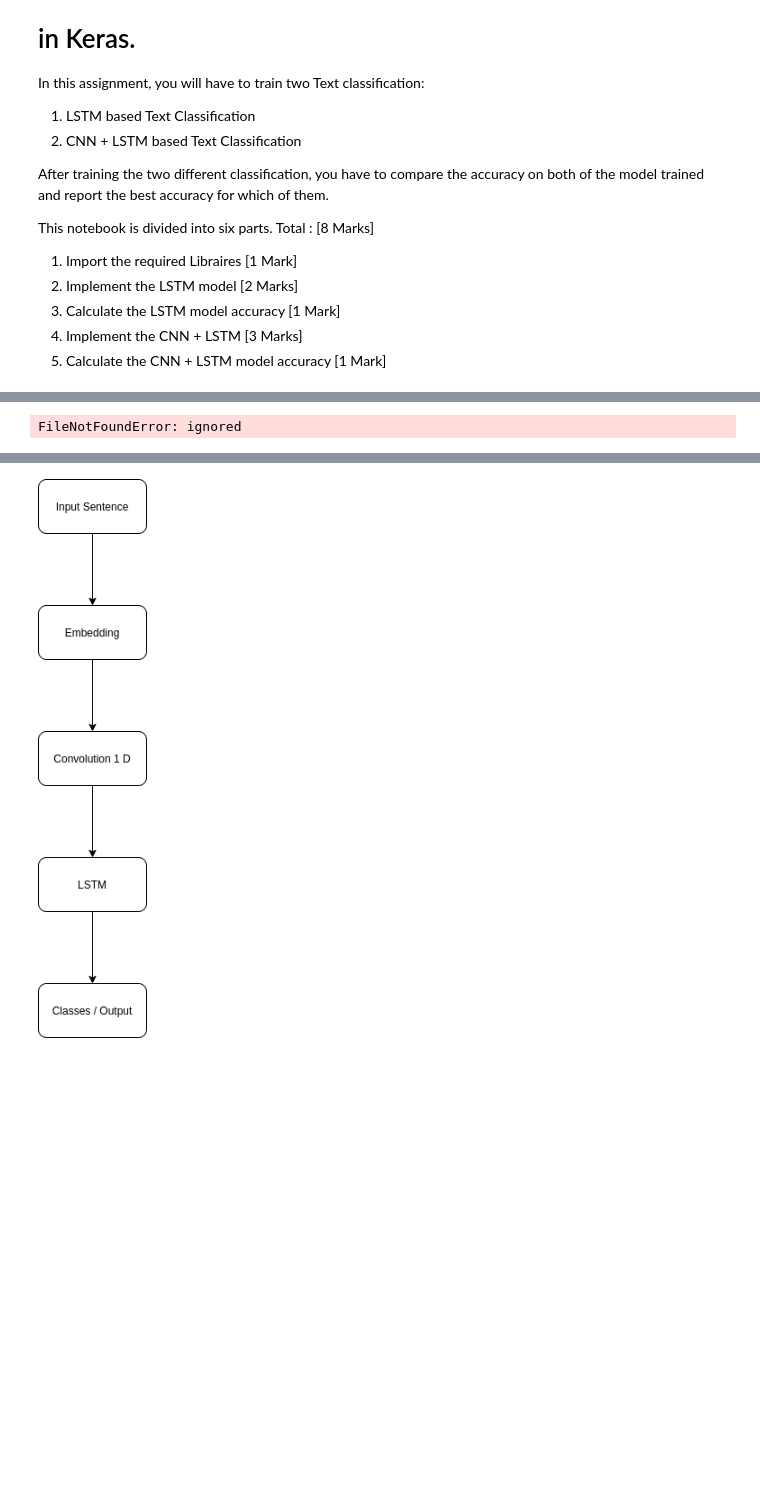
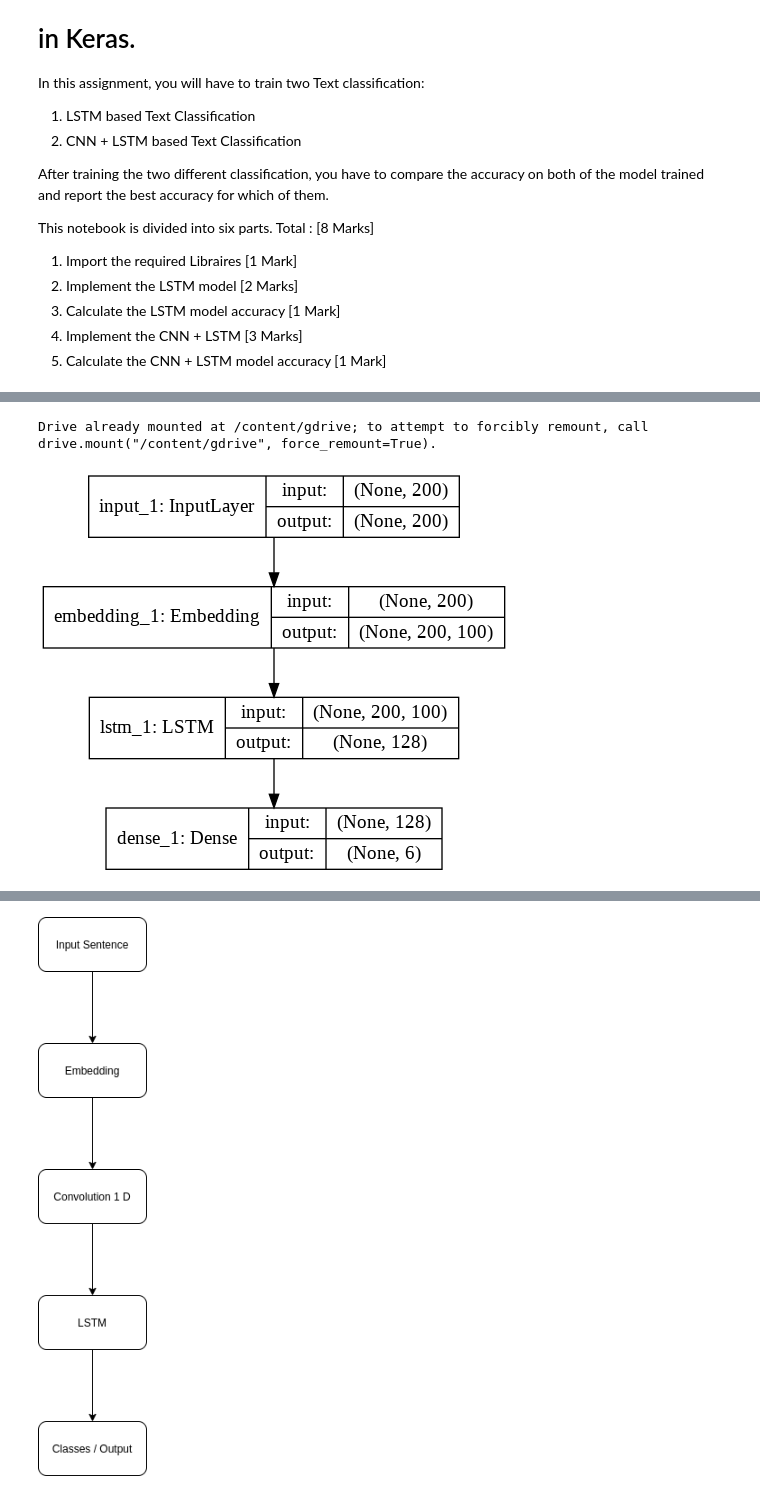
Before and after one commit to ramsharmadc/ai-ml-work, a Jupyter notebook: deep-learning/Miniproject_1_Deep Learning/Miniproject - 1/miniproject_1.ipynb, the cells around one changed output, grey strips where cells are left out. Saved outputs shown, nothing was run; the diff lists cells and outputs as text; code cells hidden in the pictures; blank space fills up the shorter version.

```diff
--- a/deep-learning/Miniproject_1_Deep Learning/Miniproject - 1/miniproject_1.ipynb
+++ b/deep-learning/Miniproject_1_Deep Learning/Miniproject - 1/miniproject_1.ipynb
@@ -83,13 +81,26 @@ Downloading data from https://storage.googleapis.com/tensorflow/tf-keras-dataset
 # # # # # # # # # # # # # # # # # # # # # # # # # # # # # # # # # # # # # # # # # # # # # # # # # # # # # # # # # # # # # # # # # # # # # # # # # # # # # # # # # # # # # # # # # # # # # # # # # # # #  ...
+# %%
+## As I am working with Google Collaboratory, I need extra step to mmoun the drive to read input files
+
+## Google drive mount starts
+
+from google.colab import drive
+
+# mounting Google drive
+drive.mount('/content/gdrive')
+
+## Google drive mount ends
+# %% [output]
+Drive already mounted at /content/gdrive; to attempt to forcibly remount, call drive.mount("/content/gdrive", force_remount=True).
 # %%
 # Architecture Diagram for LSTM Based Classifcation but you will have to change the
 # configuration/model parameters while implementing it depending on the input , output and the
 # Problem statement.
 
 from IPython.display import Image
-Image(filename='LSTM_model.png')
+Image(filename='/content/gdrive/MyDrive/deeplearning-miniproject/LSTM_model.png')
 # %% [output]
-FileNotFoundError: ignored
+[figure, added]
 # %%
 import tensorflow as tf
 
```
Also changed, not shown: parts of 10 cells of this notebook, 1 other file.
